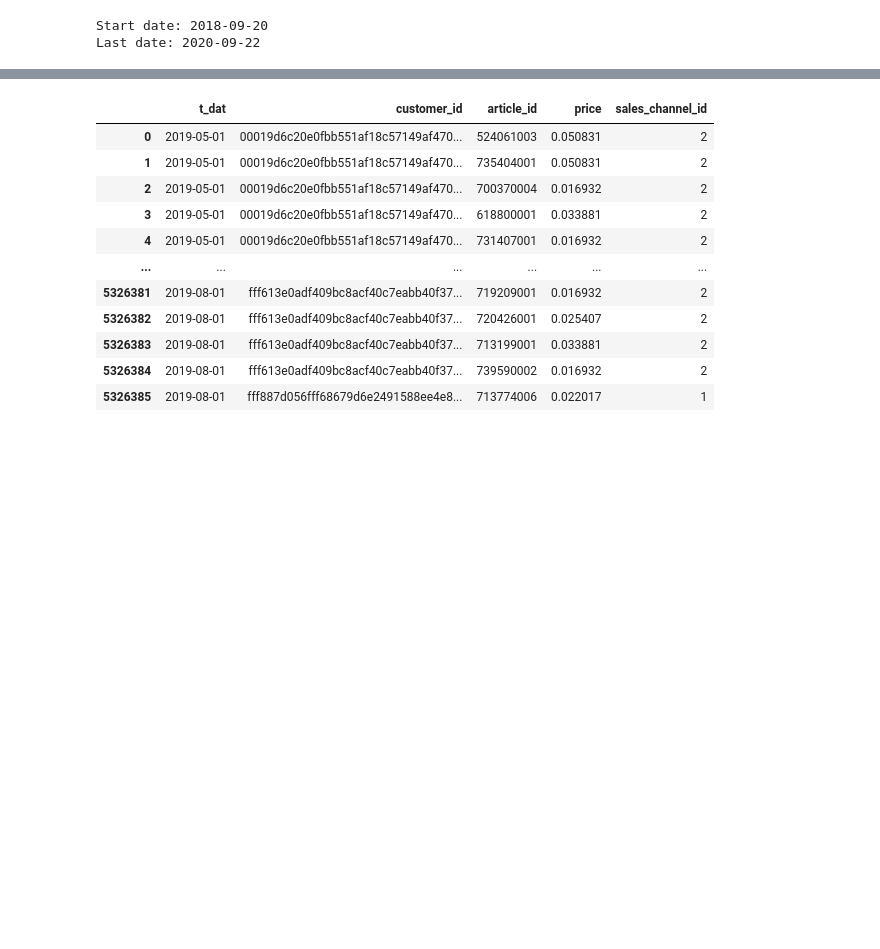
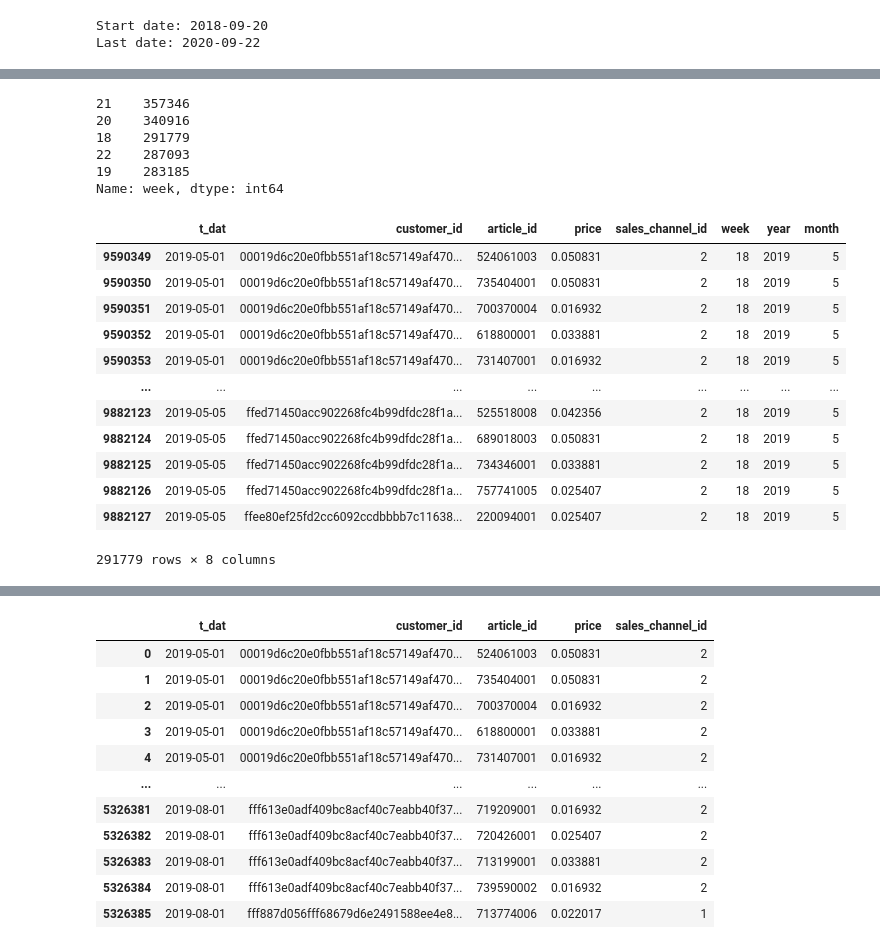
Before and after one commit to alexkychen/HMproduct, a Jupyter notebook: notebook/1. Exploratory Data Analysis.ipynb, the cells around one changed output, grey strips where cells are left out. Cells and saved outputs as stored; diff of their text form; code cells hidden in the pictures; blank space fills up the shorter version.

```diff
--- a/notebook/1. Exploratory Data Analysis.ipynb
+++ b/notebook/1. Exploratory Data Analysis.ipynb
@@ -42,3 +49,10 @@ print("Last date:", transaction_raw.t_dat.max())
 # %% [output]
 Start date: 2018-09-20
 Last date: 2020-09-22
+# %%
+#add week number column to dataframe
+transaction_raw['t_dat'] = pd.to_datetime(transaction_raw['t_dat'])
+# %%
+transaction_raw['year'] = transaction_raw['t_dat'].dt.isocalendar().year
+# %%
+transaction_raw['month'] = transaction_raw['t_dat'].dt.month
@@ -44,0 +85,27 @@ Last date: 2020-09-22
+# %%
+mask = (transaction_raw['year']==2019) & (transaction_raw['month']==5)
+transaction_raw.loc[mask].week.value_counts()
+# %% [output]
+21    357346
+20    340916
+18    291779
+22    287093
+19    283185
+Name: week, dtype: int64
+# %%
+mask = (transaction_raw['year']==2019) & (transaction_raw['month']==5) & (transaction_raw['week']==18)
+transaction_raw.loc[mask]
+# %% [output]
+|  | t_dat | customer_id | article_id | price | sales_channel_id | week | year | month |
+| 9590349 | 2019-05-01 | 00019d6c20e0fbb551af18c57149af470... | 524061003 | 0.050831 | 2 | 18 | 2019 | 5 |
+| 9590350 | 2019-05-01 | 00019d6c20e0fbb551af18c57149af470... | 735404001 | 0.050831 | 2 | 18 | 2019 | 5 |
+| 9590351 | 2019-05-01 | 00019d6c20e0fbb551af18c57149af470... | 700370004 | 0.016932 | 2 | 18 | 2019 | 5 |
+| 9590352 | 2019-05-01 | 00019d6c20e0fbb551af18c57149af470... | 618800001 | 0.033881 | 2 | 18 | 2019 | 5 |
+| 9590353 | 2019-05-01 | 00019d6c20e0fbb551af18c57149af470... | 731407001 | 0.016932 | 2 | 18 | 2019 | 5 |
+| ... | ... | ... | ... | ... | ... | ... | ... | ... |
+| 9882123 | 2019-05-05 | ffed71450acc902268fc4b99dfdc28f1a... | 525518008 | 0.042356 | 2 | 18 | 2019 | 5 |
+| 9882124 | 2019-05-05 | ffed71450acc902268fc4b99dfdc28f1a... | 689018003 | 0.050831 | 2 | 18 | 2019 | 5 |
+| 9882125 | 2019-05-05 | ffed71450acc902268fc4b99dfdc28f1a... | 734346001 | 0.033881 | 2 | 18 | 2019 | 5 |
+| 9882126 | 2019-05-05 | ffed71450acc902268fc4b99dfdc28f1a... | 757741005 | 0.025407 | 2 | 18 | 2019 | 5 |
+| 9882127 | 2019-05-05 | ffee80ef25fd2cc6092ccdbbbb7c11638... | 220094001 | 0.025407 | 2 | 18 | 2019 | 5 |
+291779 rows × 8 columns
```
Also changed, not shown: parts of 6 cells of this notebook, 1 other file.
